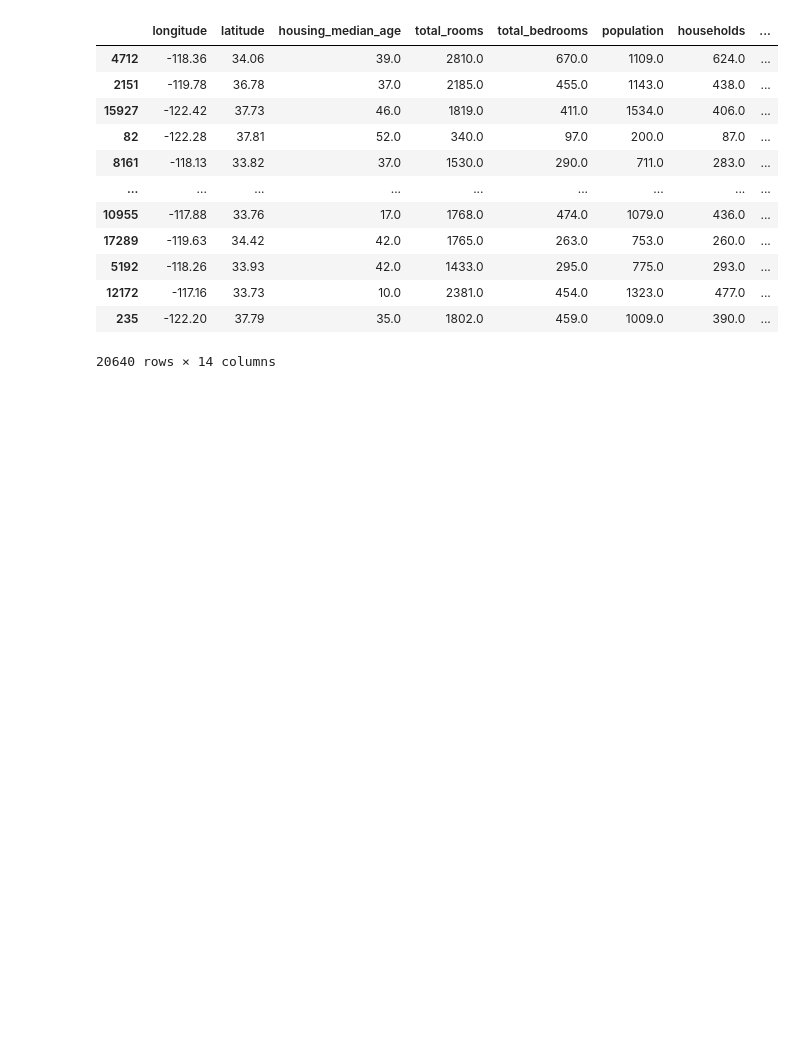
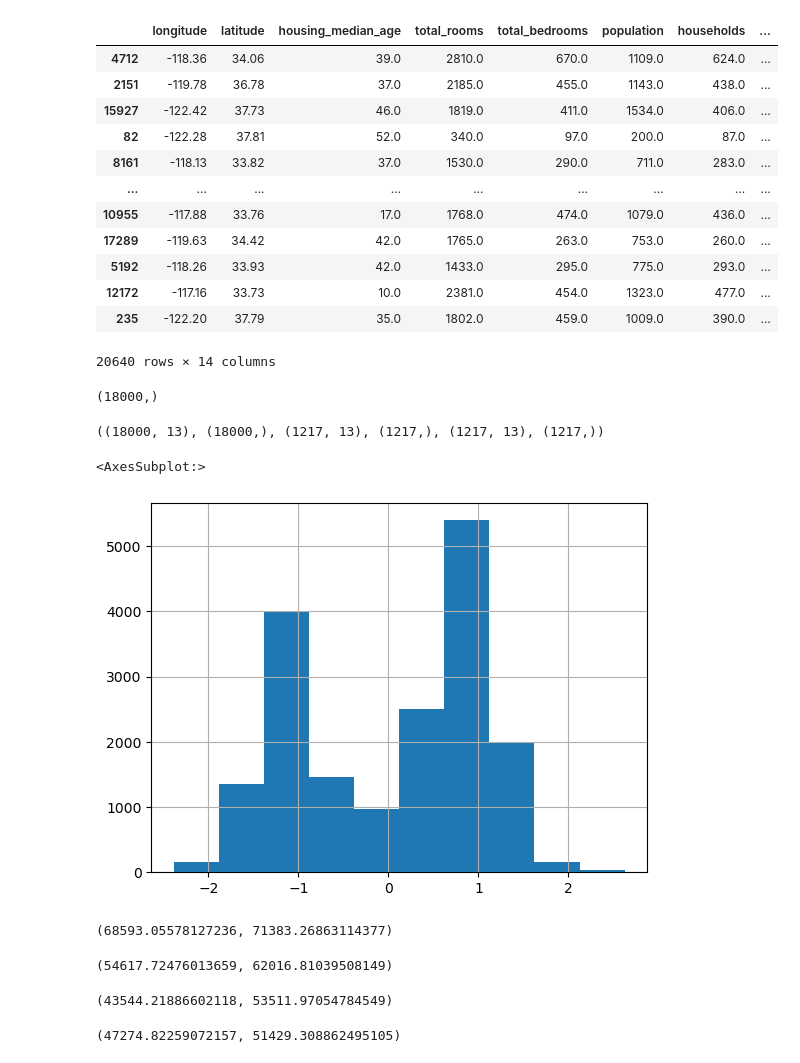
Before and after one commit to Shivansh20128/Housing_Price_Prediction, a Jupyter notebook: script.ipynb, the cells around one changed output. Drawn from its saved outputs; the diff is of its cells as text; code cells hidden in the pictures; blank space fills up the shorter version.

```diff
--- a/script.ipynb
+++ b/script.ipynb
@@ -72,3 +72,65 @@ df_new
 20640 rows × 14 columns
 # %%
 df_new = df_new.dropna()
+# %%
+train_set, test_set, validation_set = df_new[:18000], df_new[18000:19217], df_new[19216:]
+x_train, y_train = train_set.to_numpy()[:,:-1], train_set.to_numpy()[:,-1]
+# x_train.shape
+y_train.shape
+# %% [output]
+(18000,)
+# %%
+x_test, y_test = test_set.to_numpy()[:,:-1], test_set.to_numpy()[:,-1]
+x_val, y_val = validation_set.to_numpy()[:,:-1], validation_set.to_numpy()[:,-1]
+x_train.shape, y_train.shape, x_val.shape, y_val.shape, x_test.shape, y_test.shape
+# %% [output]
+((18000, 13), (18000,), (1217, 13), (1217,), (1217, 13), (1217,))
+# %%
+from sklearn.preprocessing import StandardScaler
+import numpy as np
+
+scalar = StandardScaler().fit(x_train[:, :8])
+
+def preProcessor(X):
+    A = np.copy(X)
+    A[:,:8] = scalar.transform(A[:,:8])
+    return A
+
+x_train = preProcessor(x_train)
+x_test = preProcessor(x_test)
+x_val = preProcessor(x_val)
+# %%
+pd.DataFrame(x_train)[0].hist()
+# %% [output]
+<AxesSubplot:>
+[figure, added]
+# %%
+from sklearn.metrics import mean_squared_error as mse
+from sklearn.linear_model import LinearRegression
+
+lm = LinearRegression().fit(x_train,y_train)
+mse_val_train, mse_val_validation = mse(lm.predict(x_train), y_train, squared=False), mse(lm.predict(x_val), y_val, squared=False)
+mse_val_train, mse_val_validation
+# %% [output]
+(68593.05578127236, 71383.26863114377)
+# %%
+from sklearn.neighbors import KNeighborsRegressor
+
+knn = KNeighborsRegressor(n_neighbors=12).fit(x_train, y_train)
+mse(knn.predict(x_train), y_train, squared=False), mse(knn.predict(x_val), y_val, squared=False)
+# %% [output]
+(54617.72476013659, 62016.81039508149)
+# %%
+from sklearn.ensemble import RandomForestRegressor
+
+rfr = RandomForestRegressor(max_depth=10).fit(x_train, y_train)
+mse(rfr.predict(x_train), y_train, squared=False), mse(rfr.predict(x_val), y_val, squared=False)
+# %% [output]
+(43544.21886602118, 53511.97054784549)
+# %%
+from sklearn.ensemble import GradientBoostingRegressor
+
+gbr = GradientBoostingRegressor(n_estimators=250).fit(x_train, y_train)
+mse(gbr.predict(x_train), y_train, squared=False), mse(gbr.predict(x_val), y_val, squared=False)
+# %% [output]
+(47274.82259072157, 51429.308862495105)
```
